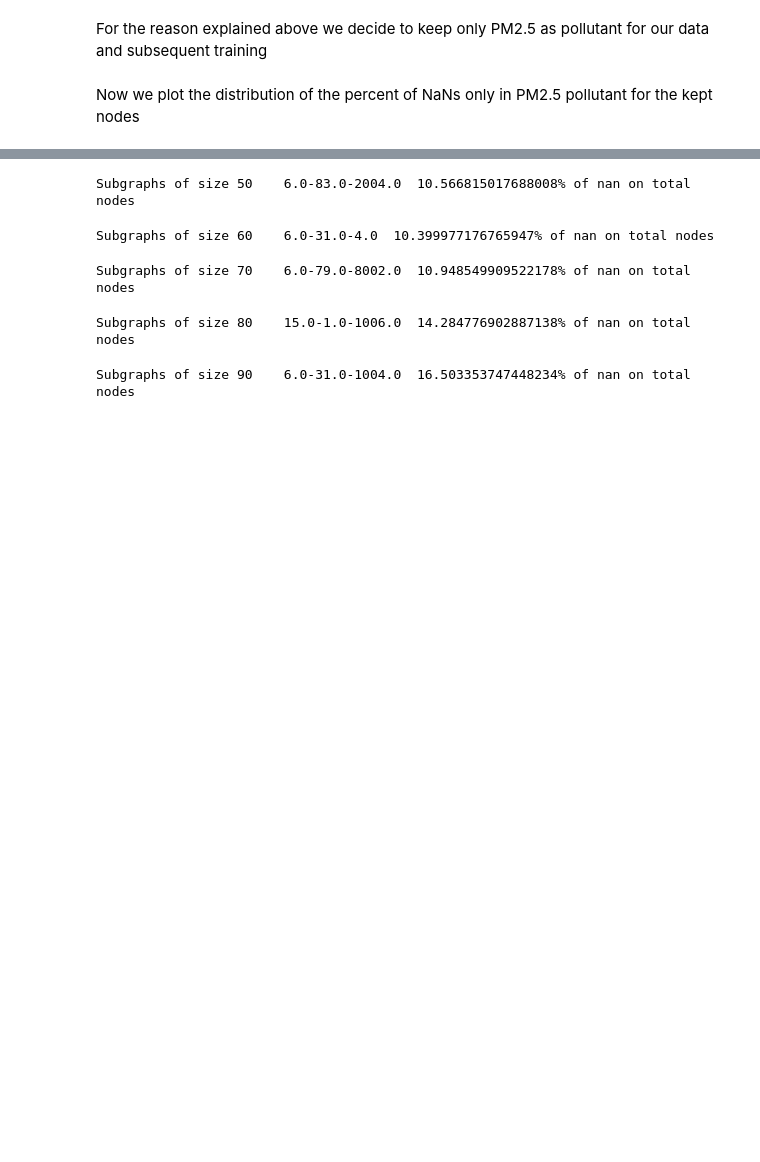
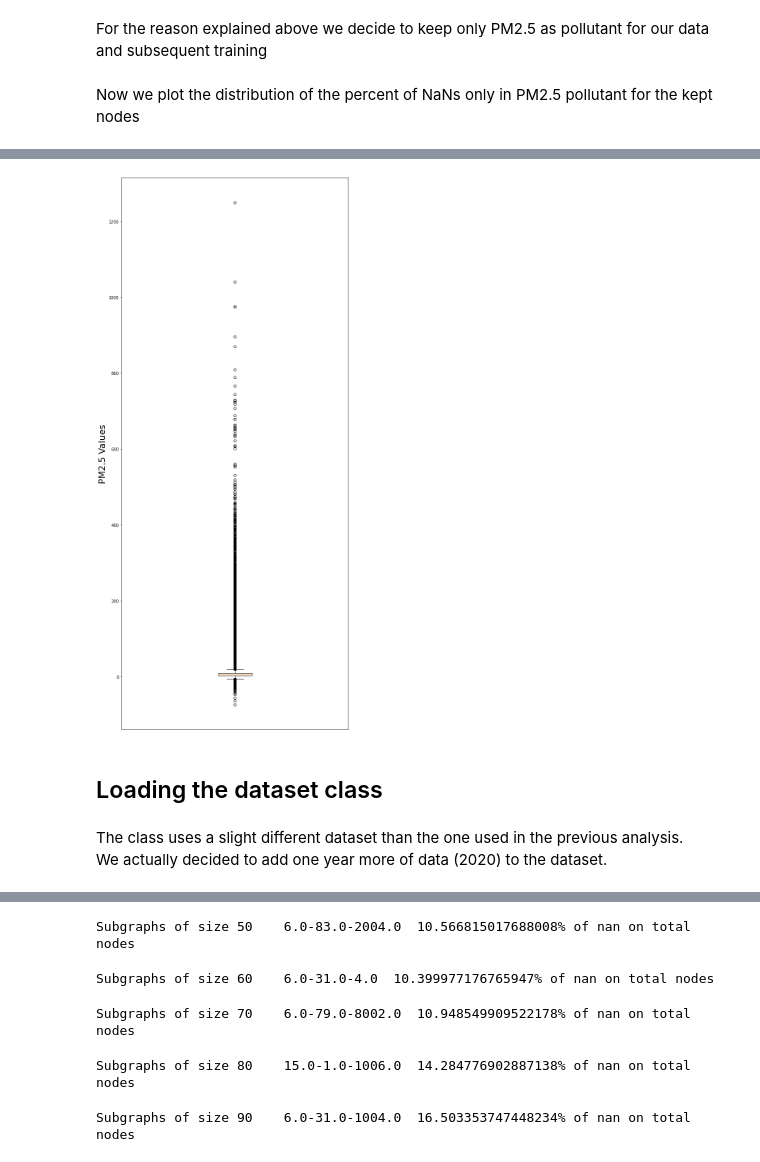
Before and after one commit to NicoArmas/gdl_air_quality, a Jupyter notebook: code/experiments.ipynb, the cells around one changed output, grey strips where cells are left out. Saved outputs shown, nothing was run; the diff lists cells and outputs as text; code cells hidden in the pictures; blank space fills up the shorter version.

```diff
--- a/code/experiments.ipynb
+++ b/code/experiments.ipynb
@@ -282,0 +174,6 @@ print(f'Keep {len(nodes_to_keep)} on {data.shape[1]//5}')
+# %%
+pm25_df = new_final.copy()
+
+pm25_df.drop(['CO', 'NO2', 'PM10', 'SO2'], axis=1, level=1, inplace=True)
+# %%
+pm25_df = pm25_df.loc[:, kept_nodes]
@@ -282,0 +184,6 @@ print(f'Keep {len(nodes_to_keep)} on {data.shape[1]//5}')
+# %%
+pm25_all_vals = pm25_df.values.flatten()
+# %%
+nan_array = np.isnan(pm25_all_vals)
+not_nan_array = ~ nan_array
+pm25_not_nans = pm25_all_vals[not_nan_array]
@@ -283,2 +196,20 @@ print(f'Keep {len(nodes_to_keep)} on {data.shape[1]//5}')
+# %%
+
+binwidth = 1
+fig, ax = plt.subplots(figsize=(10, 25))
+
+ax.boxplot(pm25_not_nans)
+
+# Title and labels
+ax.set_ylabel('PM2.5 Values', size= 22)
+
+ax.set_xticks([]);
+# %% [output]
+[figure, added]
+# %% [markdown]
+## Loading the dataset class
+# %% [markdown]
+The class uses a slight different dataset than the one used in the previous analysis. <br>
+We actually decided to add one year more of data (2020) to the dataset.
 # %%
 from airquality import AirQuality
```
Also changed, not shown: parts of 31 cells of this notebook.
